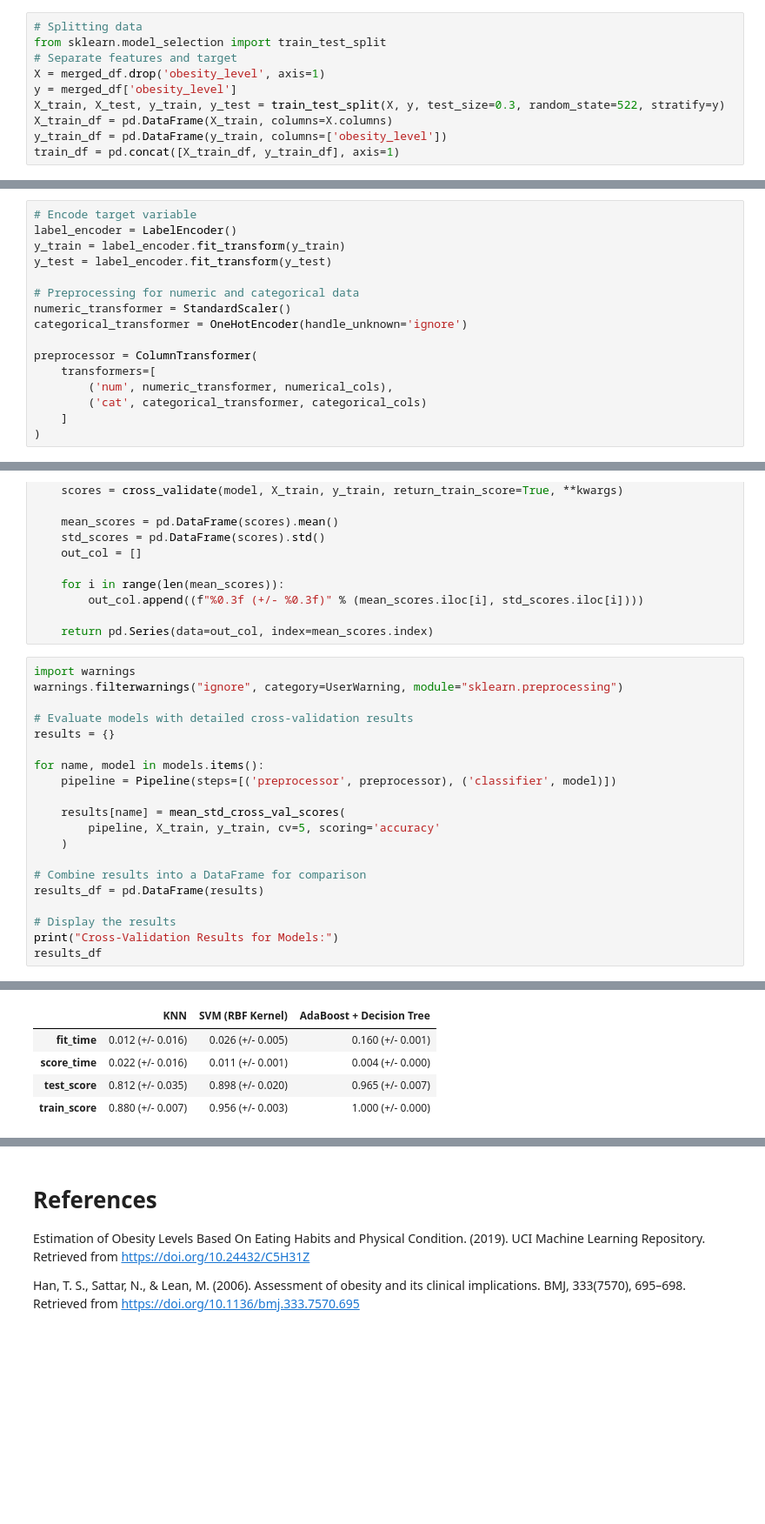
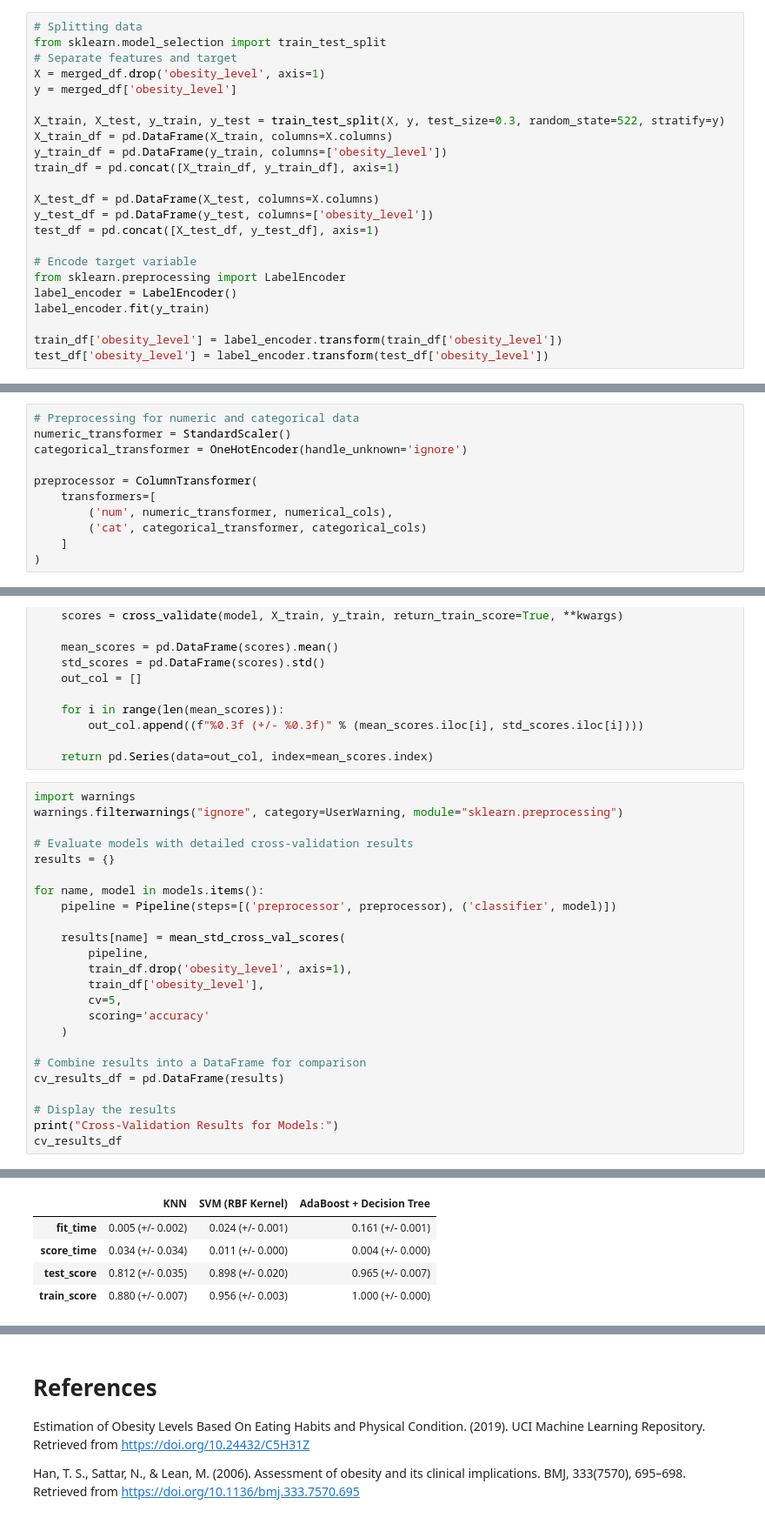
Before and after one commit to UBC-MDS/obesity-classifier-group17, a Jupyter notebook: notebooks/obesity_level_predictor_report.ipynb, the cells around one changed output, grey strips where cells are left out. Shown at 87% size. Drawn from its saved outputs; the diff is of its cells as text; blank space fills up the shorter version.

Commit message:
updated fit model scripts and eveluate scripts with results, updated notebook

```diff
--- a/notebooks/obesity_level_predictor_report.ipynb
+++ b/notebooks/obesity_level_predictor_report.ipynb
@@ -347,10 +349,23 @@ from sklearn.model_selection import train_test_split
 # Separate features and target
 X = merged_df.drop('obesity_level', axis=1)
 y = merged_df['obesity_level']
+
 X_train, X_test, y_train, y_test = train_test_split(X, y, test_size=0.3, random_state=522, stratify=y)
 X_train_df = pd.DataFrame(X_train, columns=X.columns)
 y_train_df = pd.DataFrame(y_train, columns=['obesity_level'])
 train_df = pd.concat([X_train_df, y_train_df], axis=1)
+
+X_test_df = pd.DataFrame(X_test, columns=X.columns)
+y_test_df = pd.DataFrame(y_test, columns=['obesity_level'])
+test_df = pd.concat([X_test_df, y_test_df], axis=1)
+
+# Encode target variable
+from sklearn.preprocessing import LabelEncoder
+label_encoder = LabelEncoder()
+label_encoder.fit(y_train)
+
+train_df['obesity_level'] = label_encoder.transform(train_df['obesity_level'])
+test_df['obesity_level'] = label_encoder.transform(test_df['obesity_level'])
 # %%
 # Plot 1: Target variable distribution
 target_distribution = alt.Chart(train_df).mark_bar().encode(
@@ -482,11 +497,6 @@ from sklearn.metrics import accuracy_score
 categorical_cols = X.select_dtypes(include=['object']).columns
 numerical_cols = X.select_dtypes(include=['float64']).columns
 # %%
-# Encode target variable
-label_encoder = LabelEncoder()
-y_train = label_encoder.fit_transform(y_train)
-y_test = label_encoder.fit_transform(y_test)
-
 # Preprocessing for numeric and categorical data
 numeric_transformer = StandardScaler()
 categorical_transformer = OneHotEncoder(handle_unknown='ignore')
@@ -544,28 +554,32 @@ def mean_std_cross_val_scores(model, X_train, y_train, **kwargs):
 # %%
 import warnings
 warnings.filterwarnings("ignore", category=UserWarning, module="sklearn.preprocessing")
 
 # Evaluate models with detailed cross-validation results
 results = {}
 
 for name, model in models.items():
     pipeline = Pipeline(steps=[('preprocessor', preprocessor), ('classifier', model)])
 
     results[name] = mean_std_cross_val_scores(
-        pipeline, X_train, y_train, cv=5, scoring='accuracy'
+        pipeline,
+        train_df.drop('obesity_level', axis=1),
+        train_df['obesity_level'],
+        cv=5,
+        scoring='accuracy'
     )
 
 # Combine results into a DataFrame for comparison
-results_df = pd.DataFrame(results)
+cv_results_df = pd.DataFrame(results)
 
 # Display the results
 print("Cross-Validation Results for Models:")
-results_df
+cv_results_df
 # %% [output]
 Cross-Validation Results for Models:
 |  | KNN | SVM (RBF Kernel) | AdaBoost + Decision Tree |
-| fit_time | 0.012 (+/- 0.016) | 0.026 (+/- 0.005) | 0.160 (+/- 0.001) |
-| score_time | 0.022 (+/- 0.016) | 0.011 (+/- 0.001) | 0.004 (+/- 0.000) |
+| fit_time | 0.005 (+/- 0.002) | 0.024 (+/- 0.001) | 0.161 (+/- 0.001) |
+| score_time | 0.034 (+/- 0.034) | 0.011 (+/- 0.000) | 0.004 (+/- 0.000) |
 | test_score | 0.812 (+/- 0.035) | 0.898 (+/- 0.020) | 0.965 (+/- 0.007) |
 | train_score | 0.880 (+/- 0.007) | 0.956 (+/- 0.003) | 1.000 (+/- 0.000) |
 # %%
```
Also changed, not shown: parts of 8 cells of this notebook, 12 other files.
